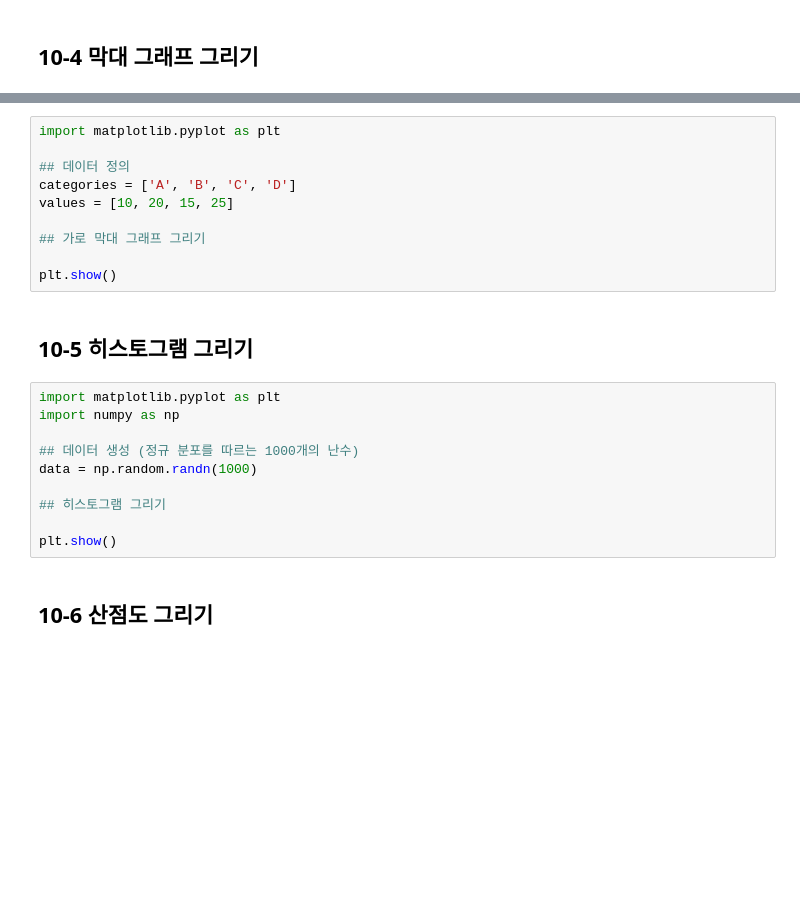
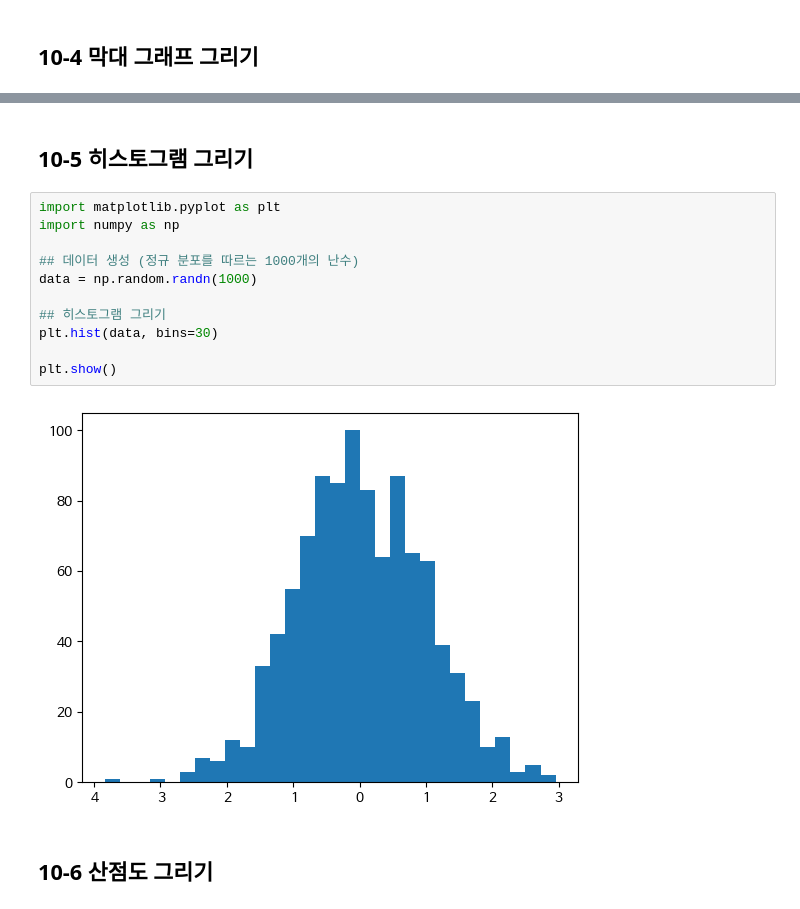
Before and after one commit to Yuhyunyoul/Data-Analysis-with-Open-Source, a Jupyter notebook: 오픈소스_데이터_분석_10강.ipynb, the cells around one changed output, grey strips where cells are left out. Cells and saved outputs as stored; diff of their text form; blank space fills up the shorter version.

```diff
--- a/오픈소스_데이터_분석_10강.ipynb
+++ b/오픈소스_데이터_분석_10강.ipynb
@@ -113,25 +144,18 @@ plt.show()
-# %%
-import matplotlib.pyplot as plt
-
-## 데이터 정의
-categories = ['A', 'B', 'C', 'D']
-values = [10, 20, 15, 25]
-
-## 가로 막대 그래프 그리기
-
-plt.show()
 # %% [markdown]
 ## 10-5 히스토그램 그리기
 # %%
 import matplotlib.pyplot as plt
 import numpy as np
 
 ## 데이터 생성 (정규 분포를 따르는 1000개의 난수)
 data = np.random.randn(1000)
 
 ## 히스토그램 그리기
+plt.hist(data, bins=30)
 
 plt.show()
+# %% [output]
+[figure, added]
 # %% [markdown]
 ## 10-6 산점도 그리기
 # %%
```
Also changed, not shown: parts of 23 cells of this notebook.
